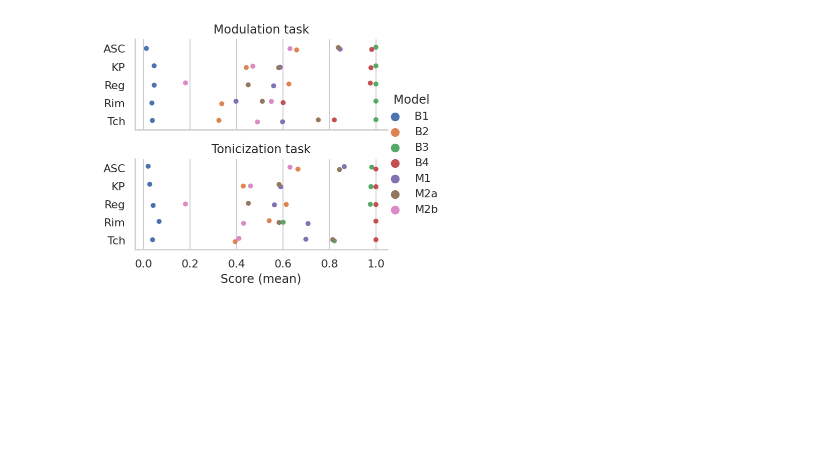
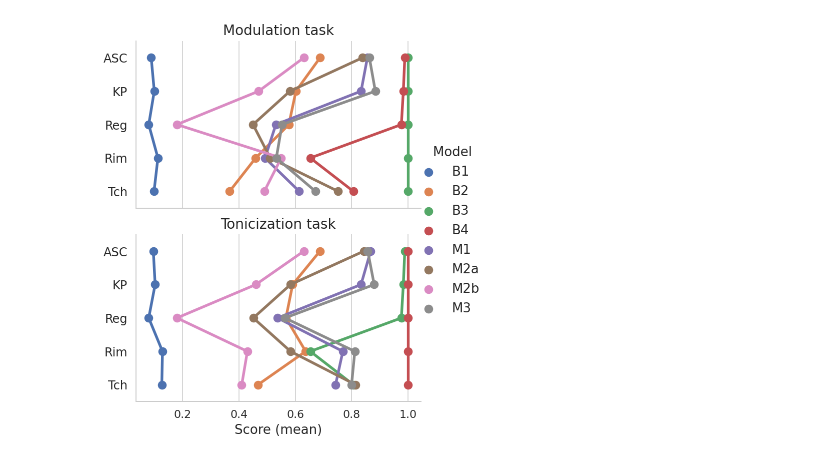
Before and after one commit to DDMAL/key_modulation_dataset, a Jupyter notebook: evaluation_plots.ipynb, the cells around one changed output. Cells and saved outputs as stored; diff of their text form; code cells hidden in the pictures; blank space fills up the shorter version.

Commit message:
Adding code for plots

```diff
--- a/evaluation_plots.ipynb
+++ b/evaluation_plots.ipynb
@@ -44,7 +53,13 @@ df
 # %%
 datasets = ['aldwell', 'kostka-payne', 'reger', 'rimsky-korsakov', 'tchaikovsky', 'all_files']
 evaluation_metrics = ['slice_based', 'duration_based', 'slice_based_mirex', 'duration_based_mirex']
-models = ['random_guess', 'globalkey_guess', 'perfect_modulation', 'perfect_tonicization', 'justkeydding']
+models = [
+    'random_guess',
+    'globalkey_guess',
+    'perfect_modulation',
+    'perfect_tonicization',
+    'justkeydding',
+    'micchi']
 
 dataset_rows = []
 evaluation_rows = []
@@ -120,6 +139,6 @@ dfstats_raw
 # %%
 dfplot = pd.melt(
-    dfstats_raw,
+    dfstats_mirex,
     id_vars=['dataset', 'model'],
     value_vars=['modulation_mean', 'tonicization_mean'],
     var_name='task',
@@ -217,28 +290,48 @@ dfplot
 # %%
-# plt.figure(figsize=(20, 5))
+# plt.figure(figsize=(10, 20))
 # sns.boxplot(data=dfplot, y='model', x='mirex_mean_score', hue='task')
 # sns.stripplot(data=dfplot, y='model', x='mirex_mean_score', hue='dataset')
 # sns.catplot(data=dfplot, y='model', x='mirex_mean_score', row='task', kind='box')
 sns.set(style='whitegrid')
+sns.set_context("paper", rc={
+    "axes.titlesize":14,
+    "axes.labelsize":13,
+    "lines.linewidth":1.5,
+    "legend.fontsize": 13,
+    "legend.title_fontsize": 13,
+    "ytick.labelsize": 12,
+    "xtick.labelsize": 11
+})
 plot = sns.catplot(
     data=dfplot,
     y='dataset',
     x='mirex_mean_score',
     hue='model',
+    hue_order=[
+        'random_guess',
+        'globalkey_guess',
+        'perfect_modulation',
+        'perfect_tonicization',
+        'justkeydding',
+        'laurent',
+        'laurent2',
+        'micchi'],
     row='task',
-    kind='strip',
-    aspect=3,
-    height=2,
+    kind='point',
+    aspect=2.2,
+    height=3
+#     aspect=3,
+#     height=2,
 #     palette=["silver", "gray", "goldenrod", 'red', 'coral', 'olive', 'y'],
 )
 plot.set_axis_labels('Score (mean)', '')
 plot.set_yticklabels(['ASC', 'KP', 'Reg', 'Rim', 'Tch'])
 plot._legend.set_title('Model                         ')
 axes = plot.axes.flatten()
 axes[0].set_title("Modulation task")
 axes[1].set_title("Tonicization task")
-legend_labels = ['B1                              ', 'B2', 'B3', 'B4', 'M1', 'M2a', 'M2b']
+legend_labels = ['B1                              ', 'B2', 'B3', 'B4', 'M1', 'M2a', 'M2b', 'M3']
 for t, l in zip(plot._legend.texts, legend_labels):
     t.set_text(l)
 # %% [output]
-[figure, old version]
+[figure, new version]
```
Also changed, not shown: parts of 10 cells of this notebook, 2 other files.
